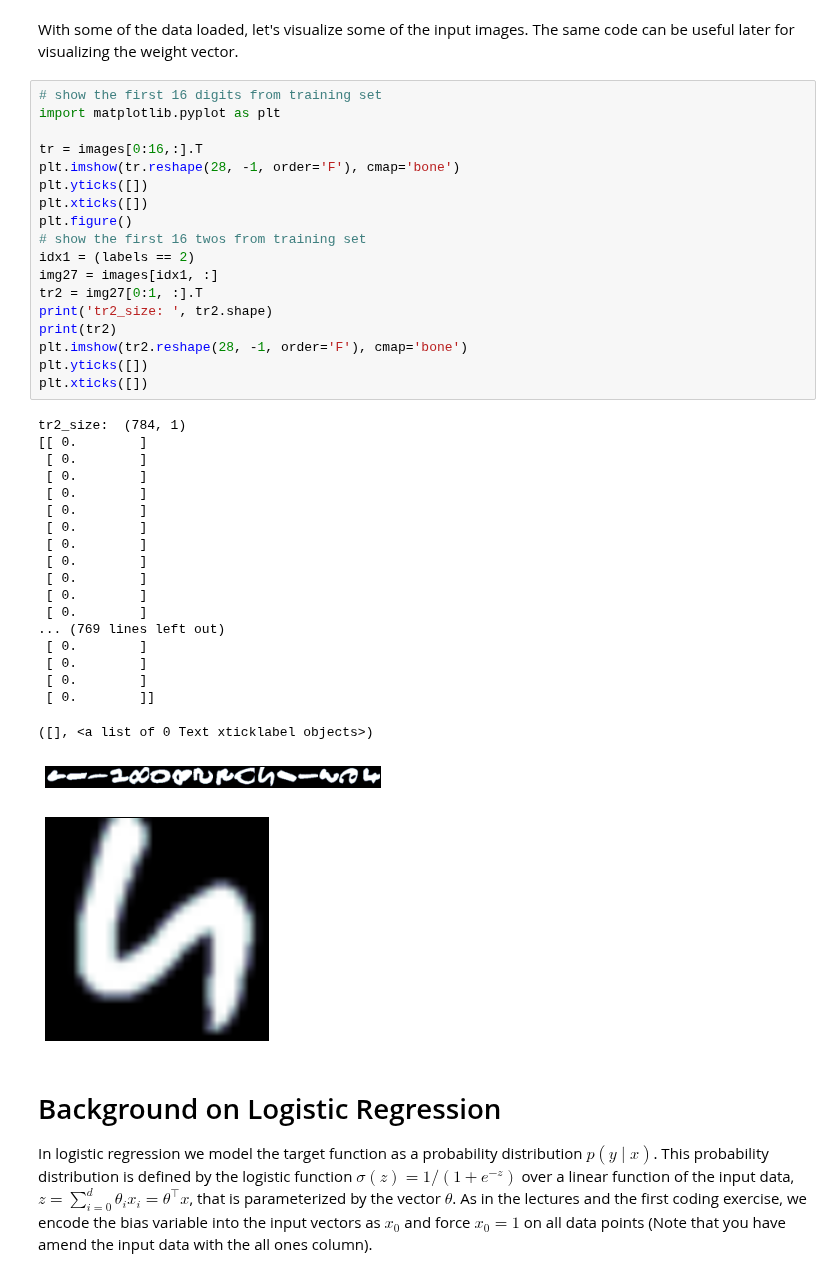
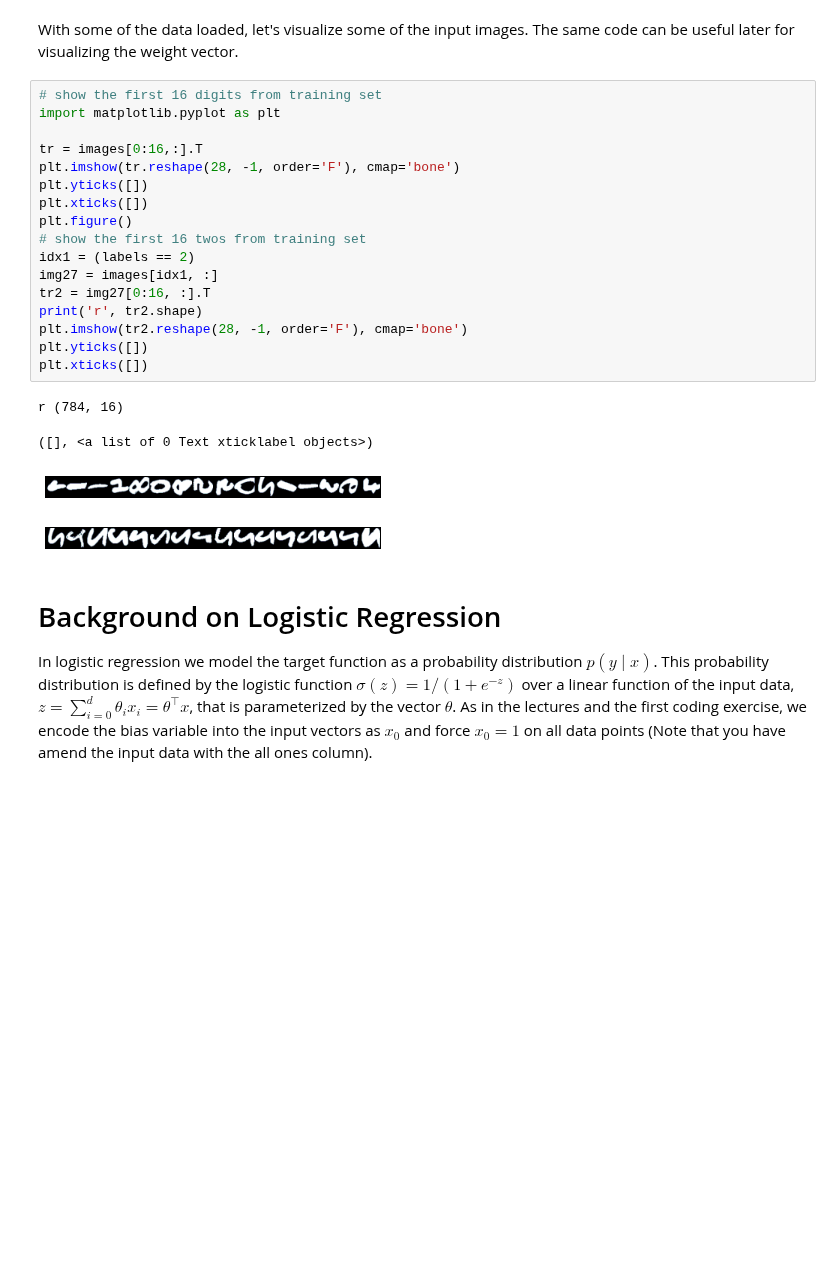
Before and after one commit to hed98bpb/MachineLearning, a Jupyter notebook: Handin1/Handin_1_Machine_Learning_2016.ipynb, the cells around one changed output. Drawn from its saved outputs; the diff is of its cells as text; blank space fills up the shorter version.

```diff
--- a/Handin1/Handin_1_Machine_Learning_2016.ipynb
+++ b/Handin1/Handin_1_Machine_Learning_2016.ipynb
@@ -71,42 +71,25 @@ The same code can be useful later for visualizing the weight vector.
 # %%
 # show the first 16 digits from training set
 import matplotlib.pyplot as plt
 
 tr = images[0:16,:].T
 plt.imshow(tr.reshape(28, -1, order='F'), cmap='bone')
 plt.yticks([])
 plt.xticks([])
 plt.figure()
 # show the first 16 twos from training set
 idx1 = (labels == 2)
 img27 = images[idx1, :]
-tr2 = img27[0:1, :].T
-print('tr2_size: ', tr2.shape)
-print(tr2)
+tr2 = img27[0:16, :].T
+print('r', tr2.shape)
 plt.imshow(tr2.reshape(28, -1, order='F'), cmap='bone')
 plt.yticks([])
 plt.xticks([])
 # %% [output]
-tr2_size:  (784, 1)
-[[ 0.        ]
- [ 0.        ]
- [ 0.        ]
- [ 0.        ]
- [ 0.        ]
- [ 0.        ]
- [ 0.        ]
- [ 0.        ]
- [ 0.        ]
- [ 0.        ]
- [ 0.        ]
-... (769 lines left out)
- [ 0.        ]
- [ 0.        ]
- [ 0.        ]
- [ 0.        ]]
+r (784, 16)
 ([], <a list of 0 Text xticklabel objects>)
 [figure]
-[figure, old version]
+[figure, new version]
 # %% [markdown]
 # Background on Logistic Regression
 
```
Also changed, not shown: parts of 1 cell of this notebook.
